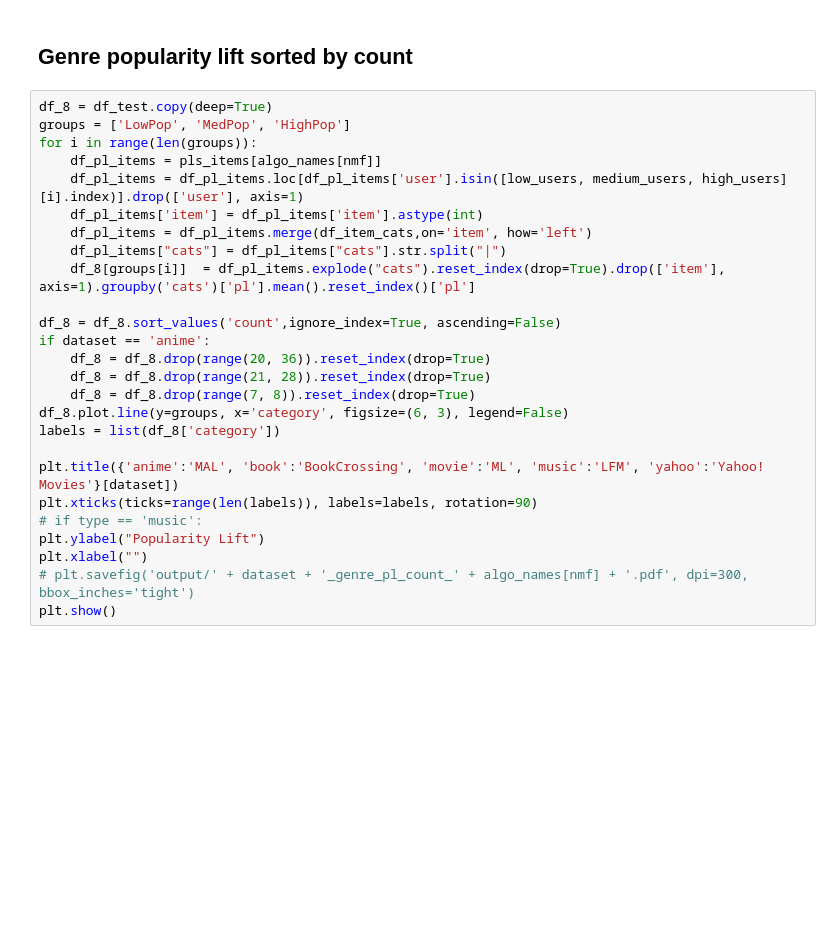
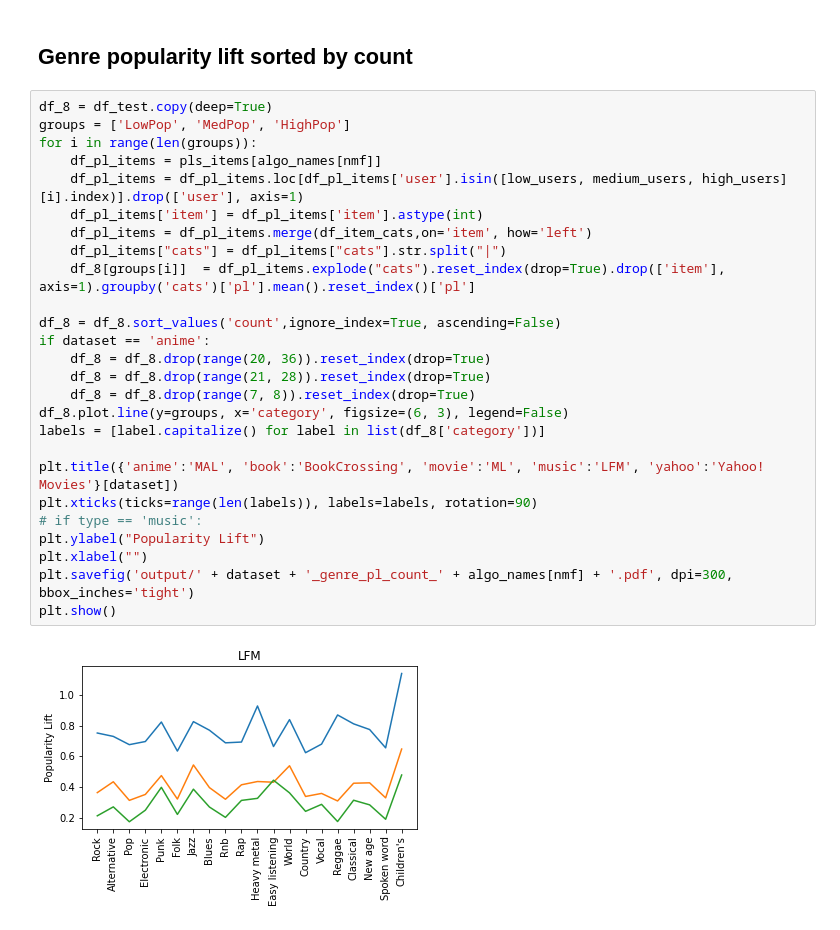
Before and after one commit to domkowald/recsys_inconsistency, a Jupyter notebook: ECIR23.ipynb, the cells around one changed output. Cells and saved outputs as stored; diff of their text form; blank space fills up the shorter version.

```diff
--- a/ECIR23.ipynb
+++ b/ECIR23.ipynb
@@ -792,26 +882,28 @@ plt.show()
 # %%
 df_8 = df_test.copy(deep=True)
 groups = ['LowPop', 'MedPop', 'HighPop']
 for i in range(len(groups)):
     df_pl_items = pls_items[algo_names[nmf]]
     df_pl_items = df_pl_items.loc[df_pl_items['user'].isin([low_users, medium_users, high_users][i].index)].drop(['user'], axis=1)
     df_pl_items['item'] = df_pl_items['item'].astype(int)
     df_pl_items = df_pl_items.merge(df_item_cats,on='item', how='left')
     df_pl_items["cats"] = df_pl_items["cats"].str.split("|")
     df_8[groups[i]]  = df_pl_items.explode("cats").reset_index(drop=True).drop(['item'], axis=1).groupby('cats')['pl'].mean().reset_index()['pl']
 
 df_8 = df_8.sort_values('count',ignore_index=True, ascending=False)
 if dataset == 'anime':
     df_8 = df_8.drop(range(20, 36)).reset_index(drop=True)
     df_8 = df_8.drop(range(21, 28)).reset_index(drop=True)
     df_8 = df_8.drop(range(7, 8)).reset_index(drop=True)
 df_8.plot.line(y=groups, x='category', figsize=(6, 3), legend=False)
-labels = list(df_8['category'])
+labels = [label.capitalize() for label in list(df_8['category'])]
 
 plt.title({'anime':'MAL', 'book':'BookCrossing', 'movie':'ML', 'music':'LFM', 'yahoo':'Yahoo! Movies'}[dataset])
 plt.xticks(ticks=range(len(labels)), labels=labels, rotation=90)
 # if type == 'music':
 plt.ylabel("Popularity Lift")
 plt.xlabel("")
-# plt.savefig('output/' + dataset + '_genre_pl_count_' + algo_names[nmf] + '.pdf', dpi=300, bbox_inches='tight')
+plt.savefig('output/' + dataset + '_genre_pl_count_' + algo_names[nmf] + '.pdf', dpi=300, bbox_inches='tight')
 plt.show()
+# %% [output]
+[figure, added]
```
Also changed, not shown: parts of 14 cells of this notebook.
